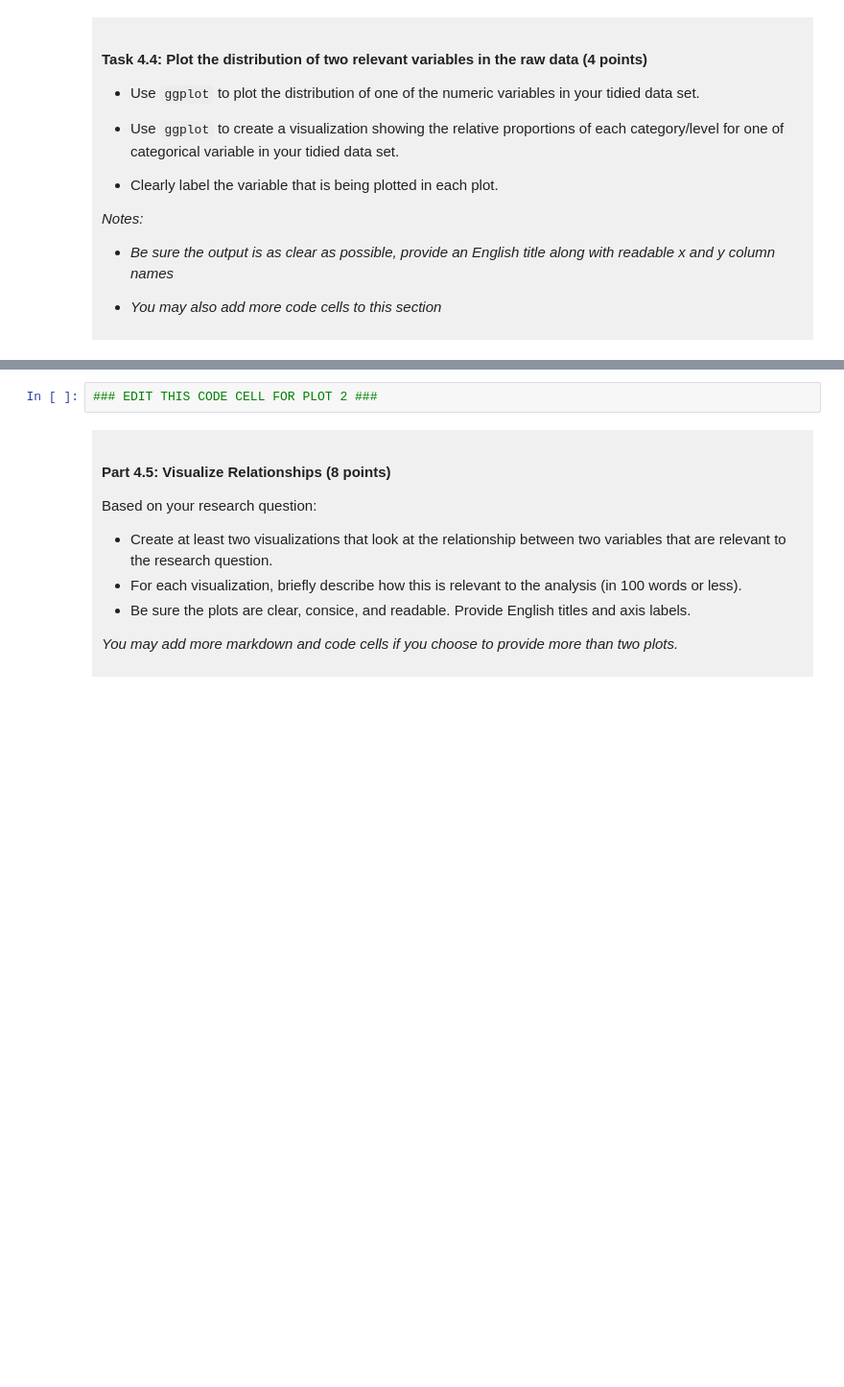
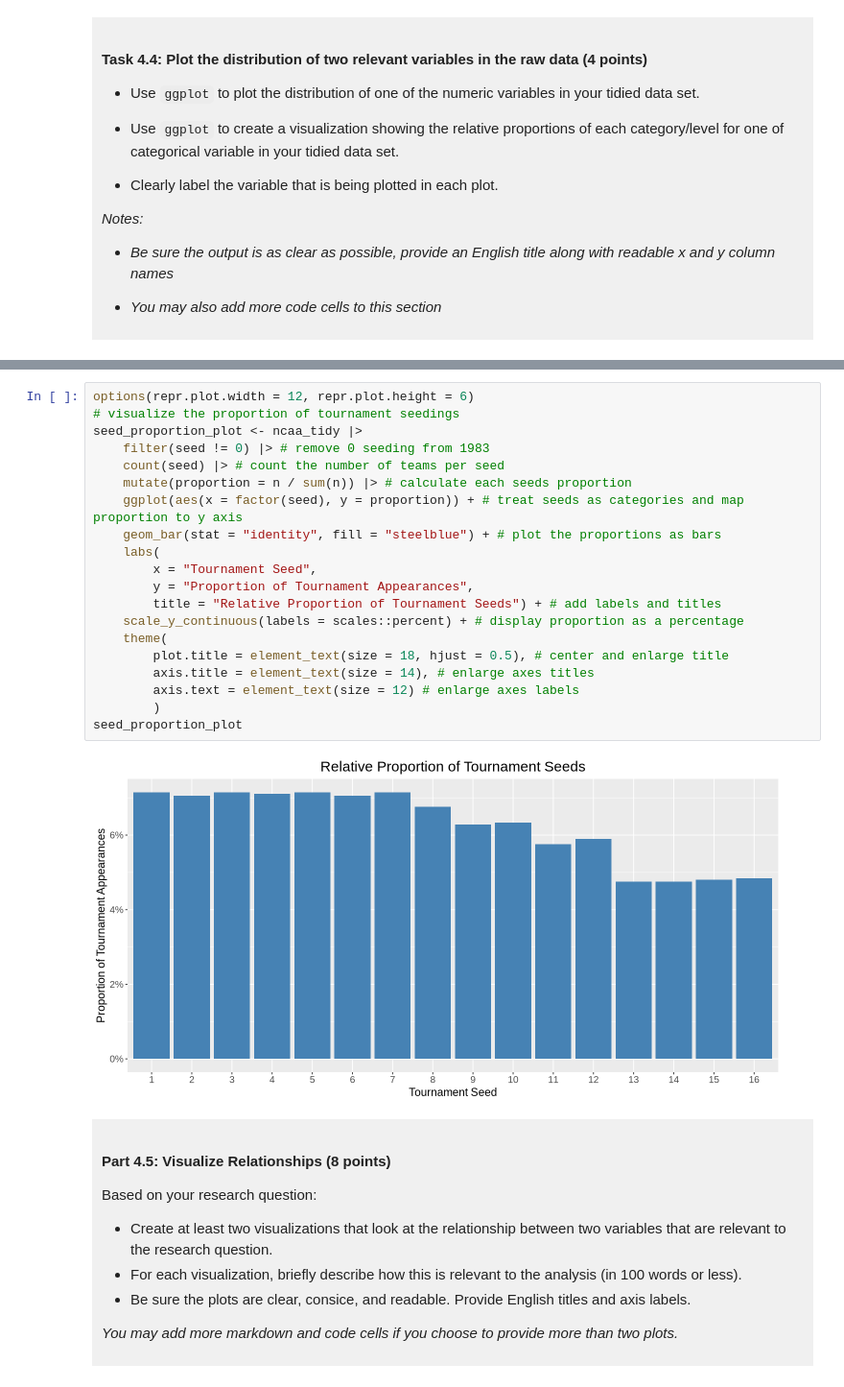
Before and after one commit to cadnams12/dsci-100-project-carter-adnams, a Jupyter notebook: dsci-100-project-notebook.ipynb, the cells around one changed output, grey strips where cells are left out. Shown at 96% size. Saved outputs shown, nothing was run; the diff lists cells and outputs as text; blank space fills up the shorter version.

```diff
--- a/dsci-100-project-notebook.ipynb
+++ b/dsci-100-project-notebook.ipynb
@@ -305,5 +364,25 @@ You will refine your research question (if needed) and produce a tidy data set.
 # %%
-### EDIT THIS CODE CELL FOR PLOT 2 ###
+options(repr.plot.width = 12, repr.plot.height = 6)
+# visualize the proportion of tournament seedings
+seed_proportion_plot <- ncaa_tidy |>
+    filter(seed != 0) |> # remove 0 seeding from 1983
+    count(seed) |> # count the number of teams per seed
+    mutate(proportion = n / sum(n)) |> # calculate each seeds proportion
+    ggplot(aes(x = factor(seed), y = proportion)) + # treat seeds as categories and map proportion to y axis
+    geom_bar(stat = "identity", fill = "steelblue") + # plot the proportions as bars
+    labs(
+        x = "Tournament Seed",
+        y = "Proportion of Tournament Appearances",
+        title = "Relative Proportion of Tournament Seeds") + # add labels and titles
+    scale_y_continuous(labels = scales::percent) + # display proportion as a percentage
+    theme(
+        plot.title = element_text(size = 18, hjust = 0.5), # center and enlarge title
+        axis.title = element_text(size = 14), # enlarge axes titles
+        axis.text = element_text(size = 12) # enlarge axes labels
+        )
+seed_proportion_plot
+# %% [output]
+[figure, added]
 # %% [markdown]
 <div style="background-color: #f0f0f0; padding: 10px;">
 
```
Also changed, not shown: parts of 13 cells of this notebook.
